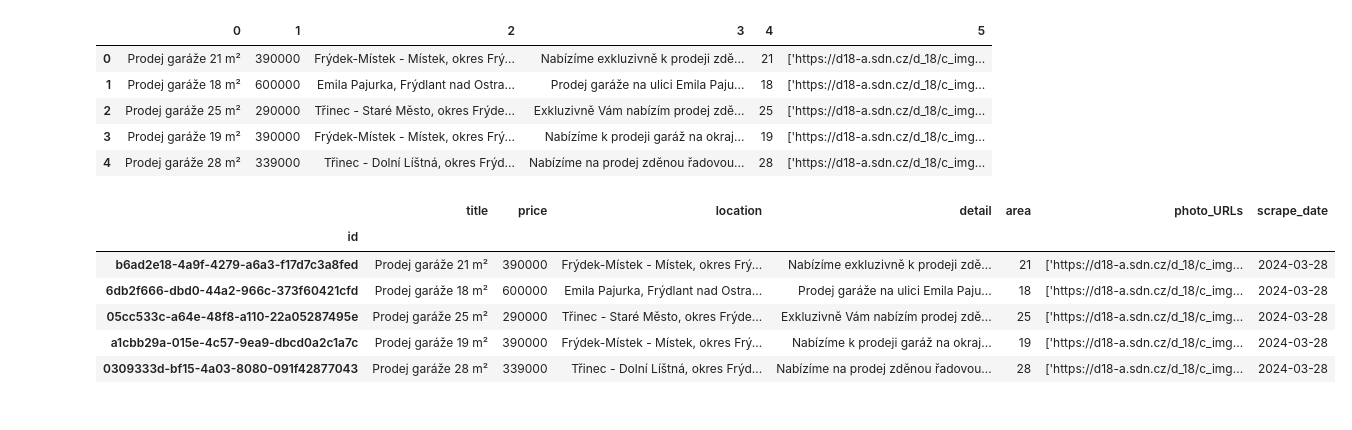
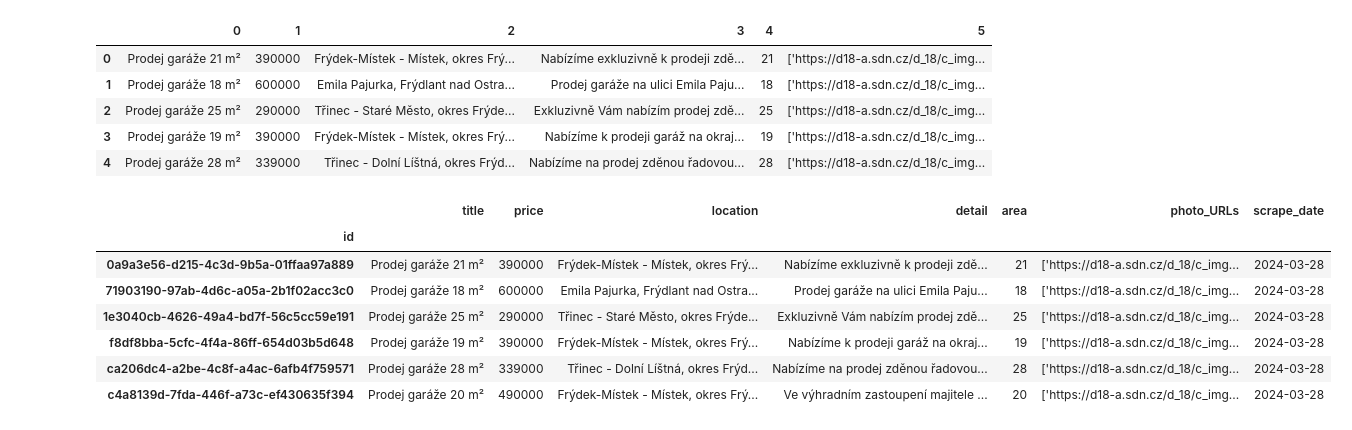
Before and after one commit to cyxyc/real-estate-scraper, a Jupyter notebook: analytics.ipynb, the cells around one changed output. Cells and saved outputs as stored; diff of their text form; code cells hidden in the pictures.

```diff
--- a/analytics.ipynb
+++ b/analytics.ipynb
@@ -16,20 +16,22 @@ df.head()
 # %%
 # Generate a new UUID for each row
 df['id'] = df.apply(lambda _: str(uuid.uuid4()), axis=1)
 # Set 'id' as the index
 df.set_index('id', inplace=True)
 #change the dataframe column names to: title, price, location, detail, area, photo_URLs
 df.columns = ['title', 'price', 'location', 'detail', 'area', 'photo_URLs']
 df['scrape_date'] = datetime.date.today()
 # Save the data
-df.head()
+df.to_csv('df2_pro_explode.csv', index=True)
+df
 # %% [output]
 |  | title | price | location | detail | area | photo_URLs | scrape_date |
 | id |  |  |  |  |  |  |  |
-| b6ad2e18-4a9f-4279-a6a3-f17d7c3a8fed | Prodej garáže 21 m² | 390000 | Frýdek-Místek - Místek, okres Frý... | Nabízíme exkluzivně k prodeji zdě... | 21 | ['https://d18-a.sdn.cz/d_18/c_img... | 2024-03-28 |
-| 6db2f666-dbd0-44a2-966c-373f60421cfd | Prodej garáže 18 m² | 600000 | Emila Pajurka, Frýdlant nad Ostra... | Prodej garáže na ulici Emila Paju... | 18 | ['https://d18-a.sdn.cz/d_18/c_img... | 2024-03-28 |
-| 05cc533c-a64e-48f8-a110-22a05287495e | Prodej garáže 25 m² | 290000 | Třinec - Staré Město, okres Frýde... | Exkluzivně Vám nabízím prodej zdě... | 25 | ['https://d18-a.sdn.cz/d_18/c_img... | 2024-03-28 |
-| a1cbb29a-015e-4c57-9ea9-dbcd0a2c1a7c | Prodej garáže 19 m² | 390000 | Frýdek-Místek - Místek, okres Frý... | Nabízíme k prodeji garáž na okraj... | 19 | ['https://d18-a.sdn.cz/d_18/c_img... | 2024-03-28 |
-| 0309333d-bf15-4a03-8080-091f42877043 | Prodej garáže 28 m² | 339000 | Třinec - Dolní Líštná, okres Frýd... | Nabízíme na prodej zděnou řadovou... | 28 | ['https://d18-a.sdn.cz/d_18/c_img... | 2024-03-28 |
+| 0a9a3e56-d215-4c3d-9b5a-01ffaa97a889 | Prodej garáže 21 m² | 390000 | Frýdek-Místek - Místek, okres Frý... | Nabízíme exkluzivně k prodeji zdě... | 21 | ['https://d18-a.sdn.cz/d_18/c_img... | 2024-03-28 |
+| 71903190-97ab-4d6c-a05a-2b1f02acc3c0 | Prodej garáže 18 m² | 600000 | Emila Pajurka, Frýdlant nad Ostra... | Prodej garáže na ulici Emila Paju... | 18 | ['https://d18-a.sdn.cz/d_18/c_img... | 2024-03-28 |
+| 1e3040cb-4626-49a4-bd7f-56c5cc59e191 | Prodej garáže 25 m² | 290000 | Třinec - Staré Město, okres Frýde... | Exkluzivně Vám nabízím prodej zdě... | 25 | ['https://d18-a.sdn.cz/d_18/c_img... | 2024-03-28 |
+| f8df8bba-5cfc-4f4a-86ff-654d03b5d648 | Prodej garáže 19 m² | 390000 | Frýdek-Místek - Místek, okres Frý... | Nabízíme k prodeji garáž na okraj... | 19 | ['https://d18-a.sdn.cz/d_18/c_img... | 2024-03-28 |
+| ca206dc4-a2be-4c8f-a4ac-6afb4f759571 | Prodej garáže 28 m² | 339000 | Třinec - Dolní Líštná, okres Frýd... | Nabízíme na prodej zděnou řadovou... | 28 | ['https://d18-a.sdn.cz/d_18/c_img... | 2024-03-28 |
+| c4a8139d-7fda-446f-a73c-ef430635f394 | Prodej garáže 20 m² | 490000 | Frýdek-Místek - Místek, okres Frý... | Ve výhradním zastoupení majitele ... | 20 | ['https://d18-a.sdn.cz/d_18/c_img... | 2024-03-28 |
 # %%
 df_imgs = df.copy(deep=True)
```
Also changed, not shown: parts of 13 cells of this notebook, 12 other files.
